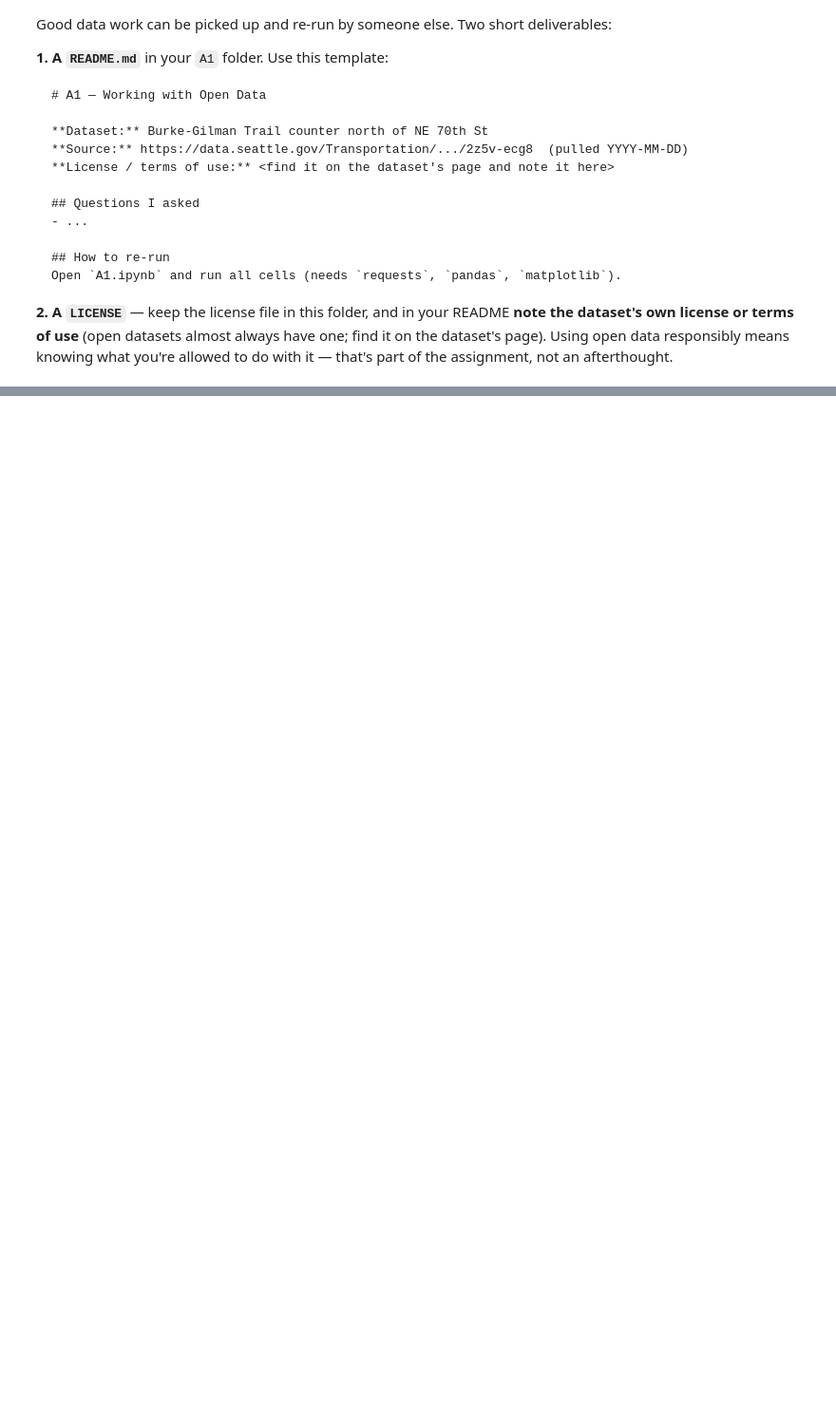
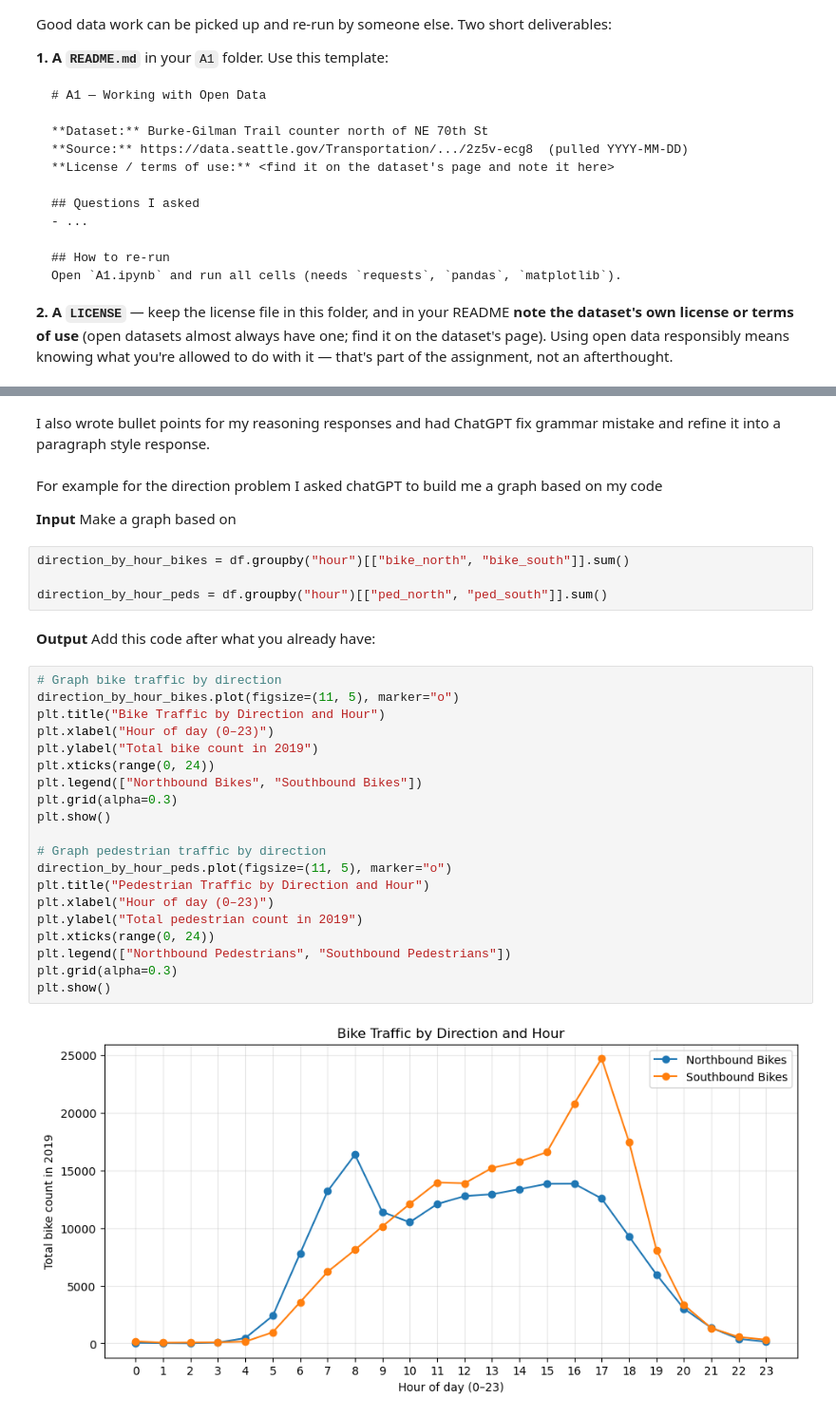
Before and after one commit to samantha0scalia/hcde-410, a Jupyter notebook: A1/A1.ipynb, the cells around one changed output, grey strips where cells are left out. Shown at 95% size. Cells and saved outputs as stored; diff of their text form; blank space fills up the shorter version.

```diff
--- a/A1/A1.ipynb
+++ b/A1/A1.ipynb
@@ -227,0 +341,34 @@ Here, AI is your assistant. In **A3** it becomes your subject of study. Code tha
+# %% [markdown]
+I also wrote bullet points for my reasoning responses and had ChatGPT fix grammar mistake and refine it into a paragraph style response.
+# %% [markdown]
+For example for the direction problem I asked chatGPT to build me a graph based on my code
+
+**Input** Make a graph based on
+# %%
+direction_by_hour_bikes = df.groupby("hour")[["bike_north", "bike_south"]].sum()
+
+direction_by_hour_peds = df.groupby("hour")[["ped_north", "ped_south"]].sum()
+# %% [markdown]
+**Output** Add this code after what you already have:
+# %%
+# Graph bike traffic by direction
+direction_by_hour_bikes.plot(figsize=(11, 5), marker="o")
+plt.title("Bike Traffic by Direction and Hour")
+plt.xlabel("Hour of day (0–23)")
+plt.ylabel("Total bike count in 2019")
+plt.xticks(range(0, 24))
+plt.legend(["Northbound Bikes", "Southbound Bikes"])
+plt.grid(alpha=0.3)
+plt.show()
+
+# Graph pedestrian traffic by direction
+direction_by_hour_peds.plot(figsize=(11, 5), marker="o")
+plt.title("Pedestrian Traffic by Direction and Hour")
+plt.xlabel("Hour of day (0–23)")
+plt.ylabel("Total pedestrian count in 2019")
+plt.xticks(range(0, 24))
+plt.legend(["Northbound Pedestrians", "Southbound Pedestrians"])
+plt.grid(alpha=0.3)
+plt.show()
+# %% [output]
+[figure, added]
```
Also changed, not shown: parts of 12 cells of this notebook, 2 other files.
